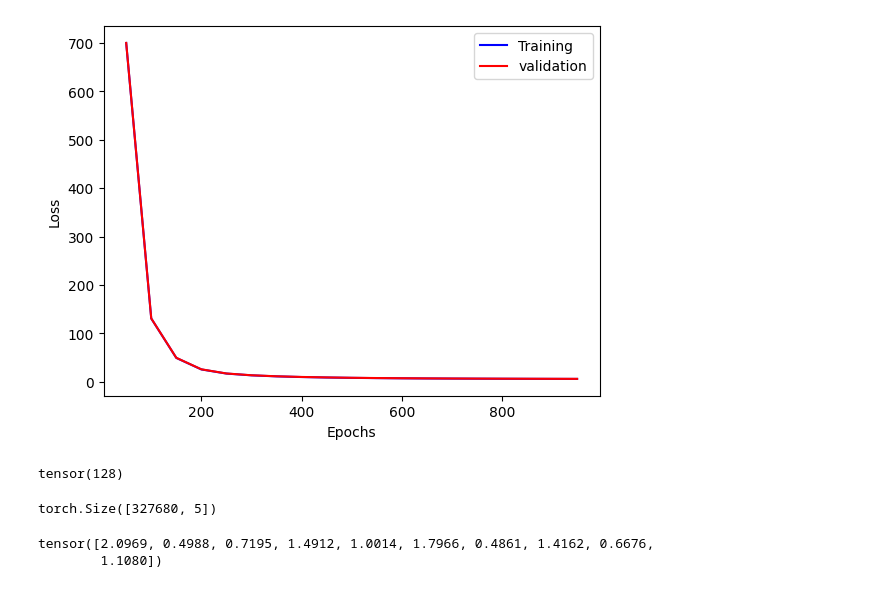
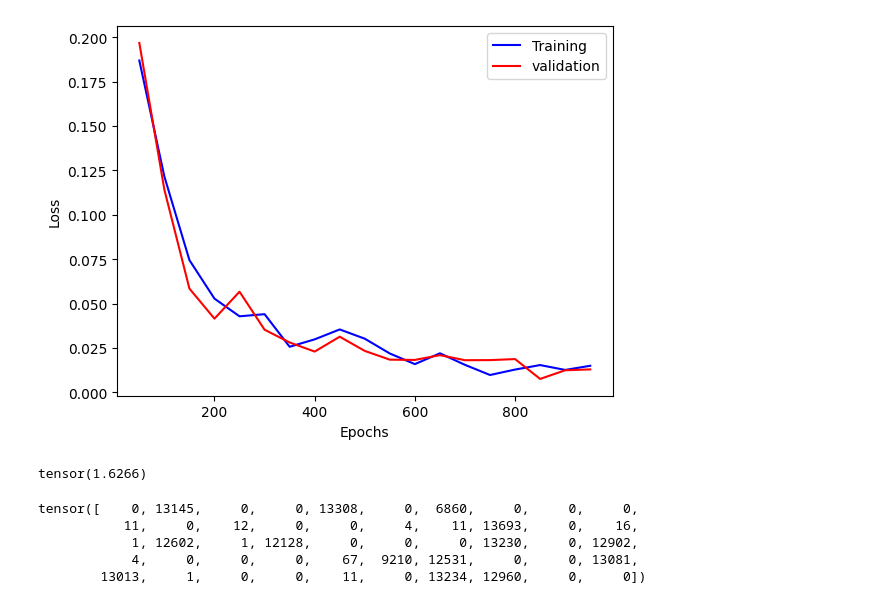
Before and after one commit to pavanyellow/toy-autoencoder, a Jupyter notebook: autoencoder.ipynb, the cells around one changed output. Saved outputs shown, nothing was run; the diff lists cells and outputs as text; code cells hidden in the pictures.

```diff
--- a/autoencoder.ipynb
+++ b/autoencoder.ipynb
@@ -3,57 +3,18 @@ import torch
 import torch.nn as nn
 import torch.nn.functional as F
 from dataclasses import dataclass
+from utils import *
 
-
-
-@dataclass
-class SAE_Config:
-    input_size : int = 5
-    hidden_size : int = 20
-    l1_coefficient : int = 0.01
-
-
-class SAE(nn.Module):
-    def __init__(self, config : SAE_Config) -> None:
-        super().__init__()
-        self.config = config
-        self.encoder = nn.Linear(config.input_size, config.hidden_size)
-        self.relu = nn.ReLU()
-        self.decoder = nn.Linear(config.hidden_size, config.input_size)
-
-    def forward(self, input : torch.Tensor):
-        input = input - self.decoder.bias
-        hidden = self.encoder(input)
-        hidden = self.relu(hidden)
-        sparse_penalty = hidden.abs().sum()
-        idx = self.decoder(hidden)
-
-        l2_error = ((input-idx)**2).sum(-1).mean(0)
-
-        loss = l2_error + self.config.l1_coefficient*sparse_penalty
-
-        return idx, loss, hidden
 
 def sample_data(split = 'train'):
     if split == 'train':
-        return training_dataset
-    return validation_dataset
+        data =  training_dataset
+    else:
+        data = validation_dataset
 
+    ix = torch.randperm(data.shape[0])[:batch_size]
 
-
-
-
-
-import torch
-import torch.nn as nn
-import torch.nn.functional as F
-import random
-import matplotlib.pyplot as plt
-import time
-import numpy as np
-import plotly.express as px
-
-
+    return data[ix]
 
 learning_rate = 0.003
 max_iters = 1000
@@ -95,7 +56,6 @@ else:
             model.train()
 
         optimizer.zero_grad(set_to_none=True)
-        #loss+= get_l1_penalty()
         loss.backward()
         optimizer.step()
 
@@ -132,2 +92,2 @@ Took 30.137070894241333s for 1000 epochs
-[figure, old version]
+[figure, new version]
 # %%
@@ -135,13 +97,12 @@ _, _, hidden = model(training_dataset[:10000])
+# %%
+(hidden>0).sum(-1).float().mean()
+# %% [output]
+tensor(1.6266)
 # %%
-(hidden>0).sum(-1).sum()
+(hidden>0.1).sum(0)
 # %% [output]
-tensor(128)
+tensor([    0, 13145,     0,     0, 13308,     0,  6860,     0,     0,     0,
+           11,     0,    12,     0,     0,     4,    11, 13693,     0,    16,
+            1, 12602,     1, 12128,     0,     0,     0, 13230,     0, 12902,
+            4,     0,     0,     0,    67,  9210, 12531,     0,     0, 13081,
+        13013,     1,     0,     0,    11,     0, 13234, 12960,     0,     0])
-# %%
-dataset.shape
-# %% [output]
-torch.Size([327680, 5])
-# %%
-c.sum(-1)
-# %% [output]
-tensor([2.0969, 0.4988, 0.7195, 1.4912, 1.0014, 1.7966, 0.4861, 1.4162, 0.6676,
-        1.1080])
```
Also changed, not shown: parts of 6 cells of this notebook, 6 other files.
